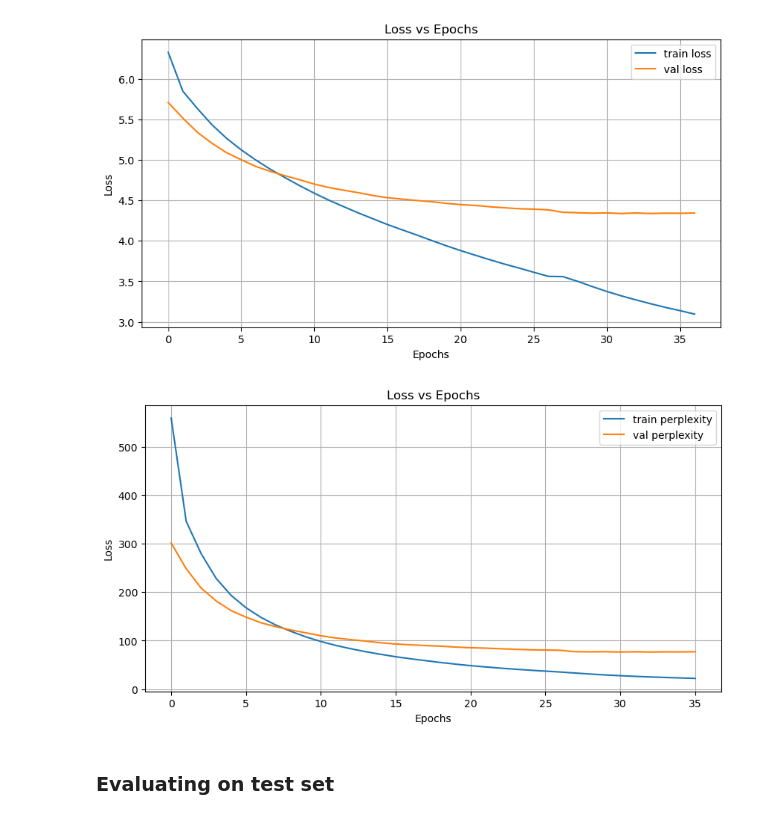
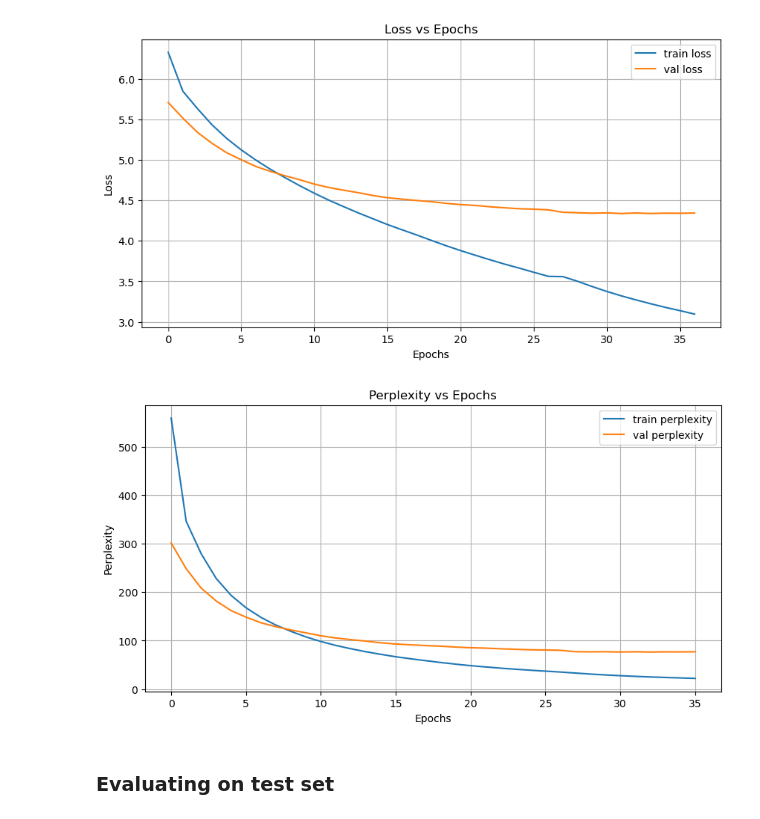
Before and after one commit to itserichuynh/machine_translation, a Jupyter notebook: notebooks/mt_wiki-torchtext.ipynb, the cells around one changed output. Cells and saved outputs as stored; diff of their text form; code cells hidden in the pictures.

```diff
--- a/notebooks/mt_wiki-torchtext.ipynb
+++ b/notebooks/mt_wiki-torchtext.ipynb
@@ -966,15 +988,15 @@ plt.show()
 # %%
 fig = plt.figure(figsize=(10,5))
 plt.plot(train_ppl_end, label='train perplexity')
 plt.plot(val_ppl_end, label='val perplexity')
 plt.xlabel('Epochs')
-plt.ylabel('Loss')
-plt.title('Loss vs Epochs')
+plt.ylabel('Perplexity')
+plt.title('Perplexity vs Epochs')
 plt.legend()
 plt.grid()
 plt.show()
 # %% [output]
-[figure, old version]
+[figure, new version]
 # %% [markdown]
 ### Evaluating on test set
 # %%
```
Also changed, not shown: parts of 3 cells of this notebook, 3 other files.
